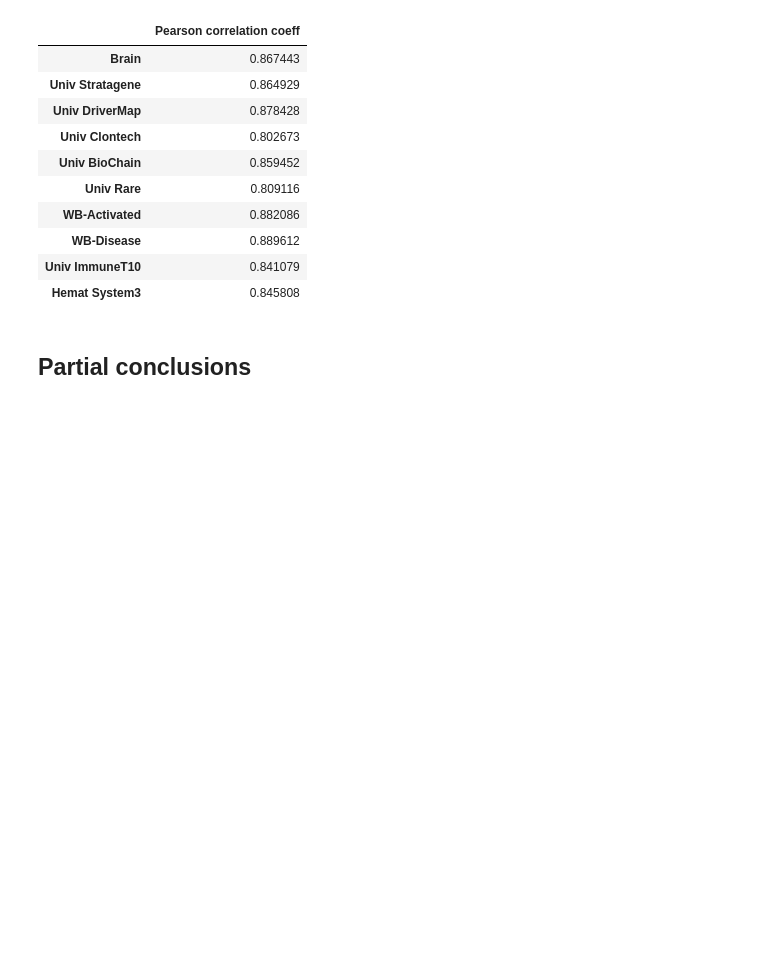
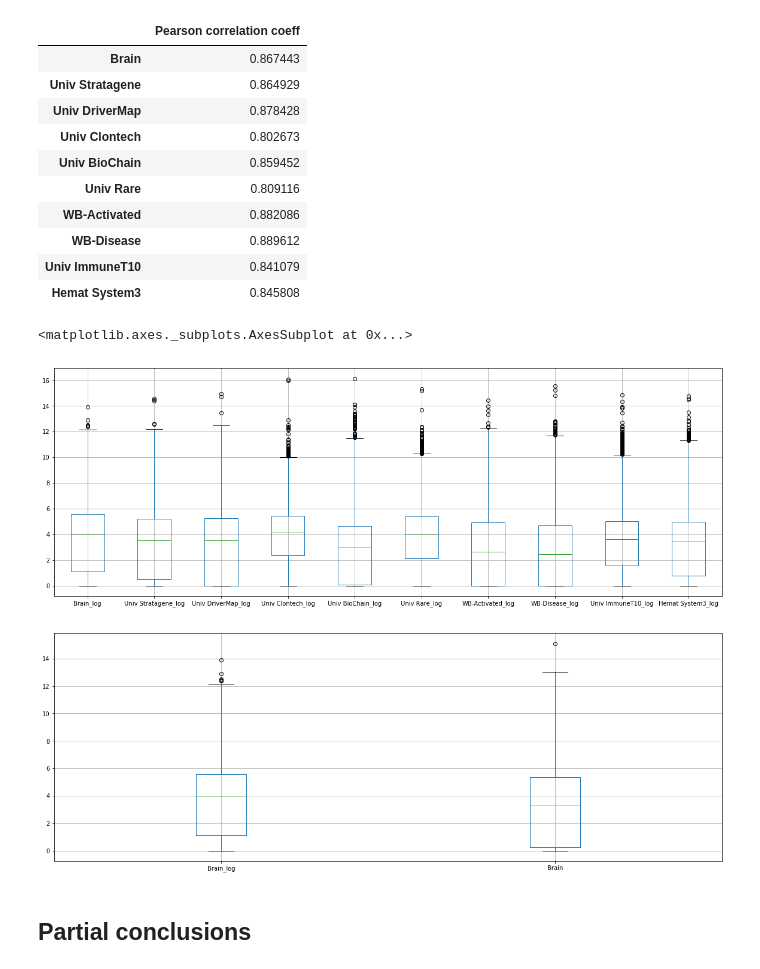
Before and after one commit to lrondi/Project_1, a Jupyter notebook: project main.ipynb, the cells around one changed output. Drawn from its saved outputs; the diff is of its cells as text; code cells hidden in the pictures; blank space fills up the shorter version.

```diff
--- a/project main.ipynb
+++ b/project main.ipynb
@@ -302,6 +296,31 @@ corr_coeffs_df
 | WB-Disease | 0.889612 |
 | Univ ImmuneT10 | 0.841079 |
 | Hemat System3 | 0.845808 |
+# %%
+# Box plots to visualize outliers
+
+plt.figure(figsize=(20,7))
+plt.subplots
+data_rnas_log.boxplot()
+
+#plt.figure(figsize=(20,7))
+tempb = data_rnas_log['Brain_log']
+tempc = data_dm_log['Brain']
+tempd = pd.concat((tempb, tempc), axis=1)
+plt.figure(figsize=(20,7))
+tempd.boxplot()
+
+fig, ax = plt.subplots(2,5,figsize=(20,10))
+n=0
+for i in range(2):
+    for j in range(5):
+        ax[i,j].scatter(x=data_rnas_log.iloc[:,n], y=data_dm_log.iloc[:,n], s=5)
+        ax[i,j].set_title(labels[n], fontsize=15)
+        n=n+1
+# %% [output]
+<matplotlib.axes._subplots.AxesSubplot at 0x...>
+[figure, added]
+[figure, added]
 # %% [markdown]
 ## Partial conclusions
 # %% [markdown]
```
Also changed, not shown: parts of 6 cells of this notebook.
